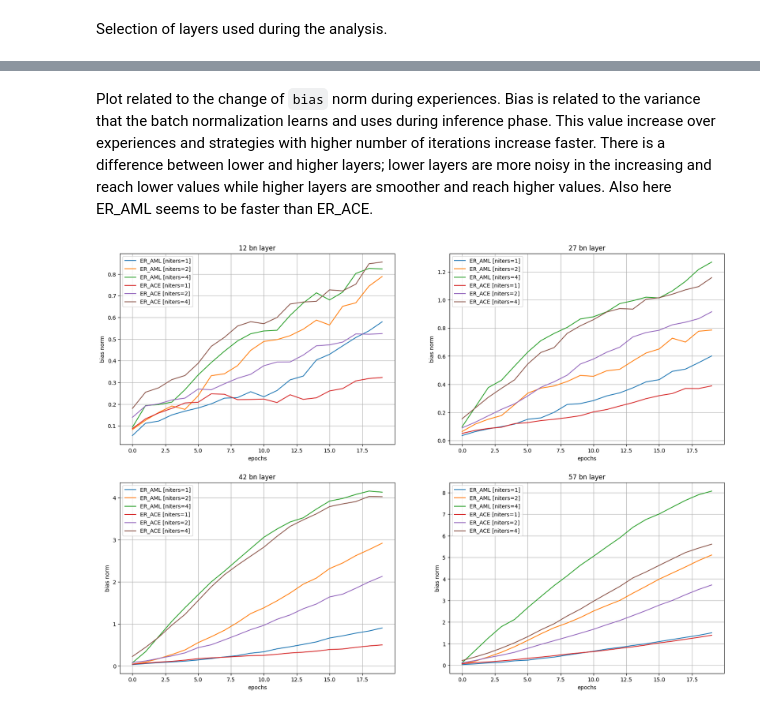
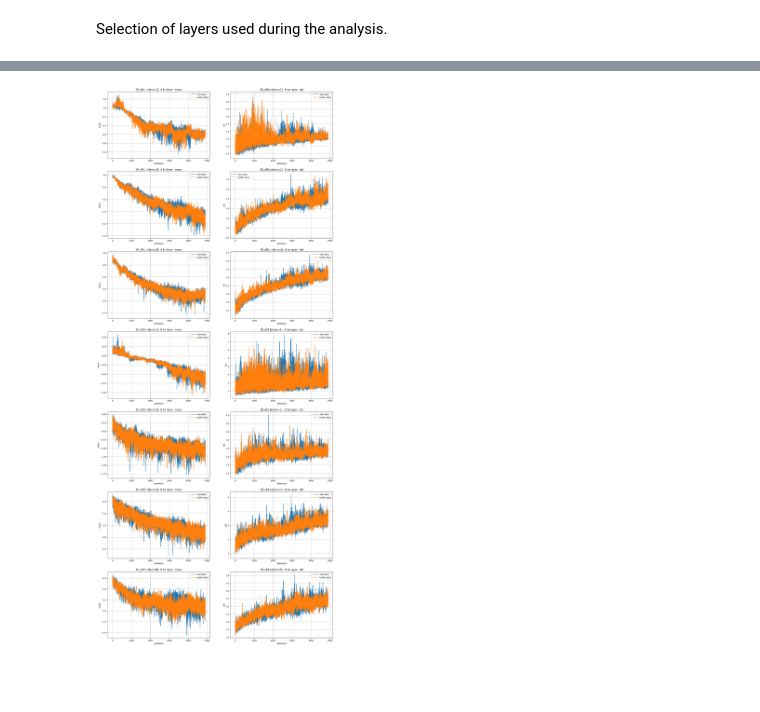
Before and after one commit to GeremiaPompei/asymmetric_er, a Jupyter notebook: results_analysis.ipynb, the cells around one changed output, grey strips where cells are left out. Saved outputs shown, nothing was run; the diff lists cells and outputs as text; code cells hidden in the pictures; blank space fills up the shorter version.

```diff
--- a/results_analysis.ipynb
+++ b/results_analysis.ipynb
@@ -225,6 +201,4 @@ plot_bn_over_epochs(niters_results, layers=bn_layers, bn_feature='weight')
-# %% [markdown]
-Plot related to the change of `bias` norm during experiences. Bias is related to the variance that the batch normalization learns and uses during inference phase. This value increase over experiences and strategies with higher number of iterations increase faster. There is a difference between lower and higher layers; lower layers are more noisy in the increasing and reach lower values while higher layers are smoother and reach higher values. Also here ER_AML seems to be faster than ER_ACE.
-# %%
-plot_bn_over_epochs(niters_results, layers=bn_layers, bn_feature='bias')
-# %% [output]
-[figure, removed]
+# %%
+plot_bn_over_epochs(niters_results, n_layer=9, initial_offset=100)
+# %% [output]
+[figure, added]
```
Also changed, not shown: parts of 10 cells of this notebook, 6 other files.
